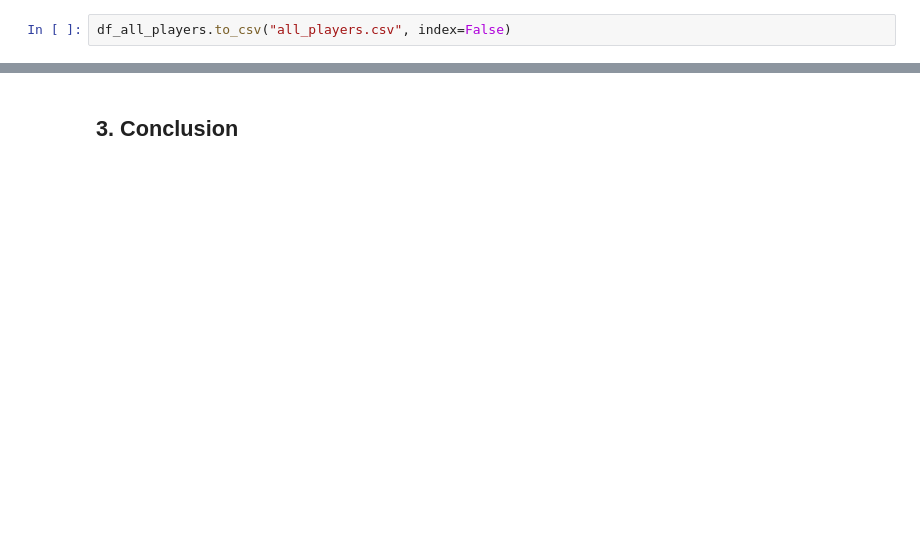
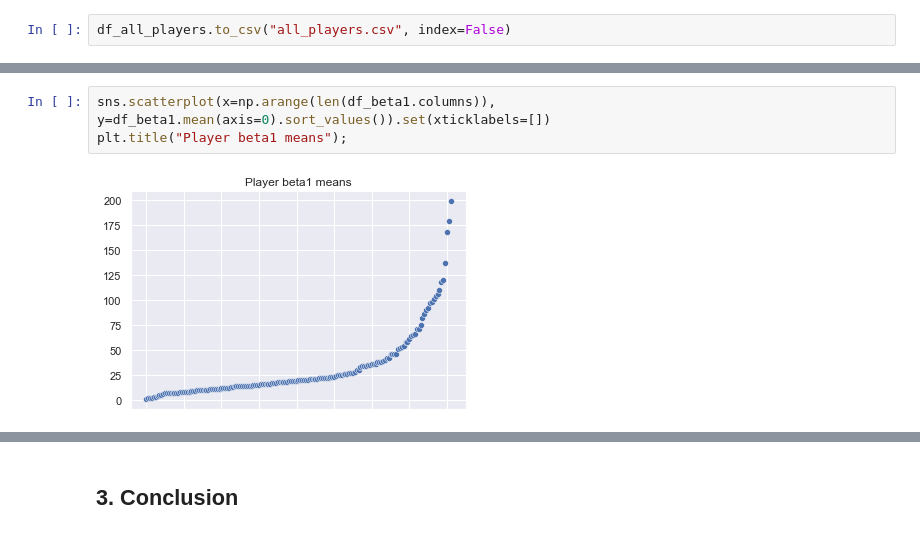
Before and after one commit to percy-xu/DataFest2022, a Jupyter notebook: taconic_parkway.ipynb, the cells around one changed output, grey strips where cells are left out. Drawn from its saved outputs; the diff is of its cells as text; blank space fills up the shorter version.

```diff
--- a/taconic_parkway.ipynb
+++ b/taconic_parkway.ipynb
@@ -543,0 +354,5 @@ We want to run a simple linear regression on each individual player. The y-varia
+# %%
+sns.scatterplot(x=np.arange(len(df_beta1.columns)), y=df_beta1.mean(axis=0).sort_values()).set(xticklabels=[])
+plt.title("Player beta1 means");
+# %% [output]
+[figure, added]
```
Also changed, not shown: parts of 49 cells of this notebook.
